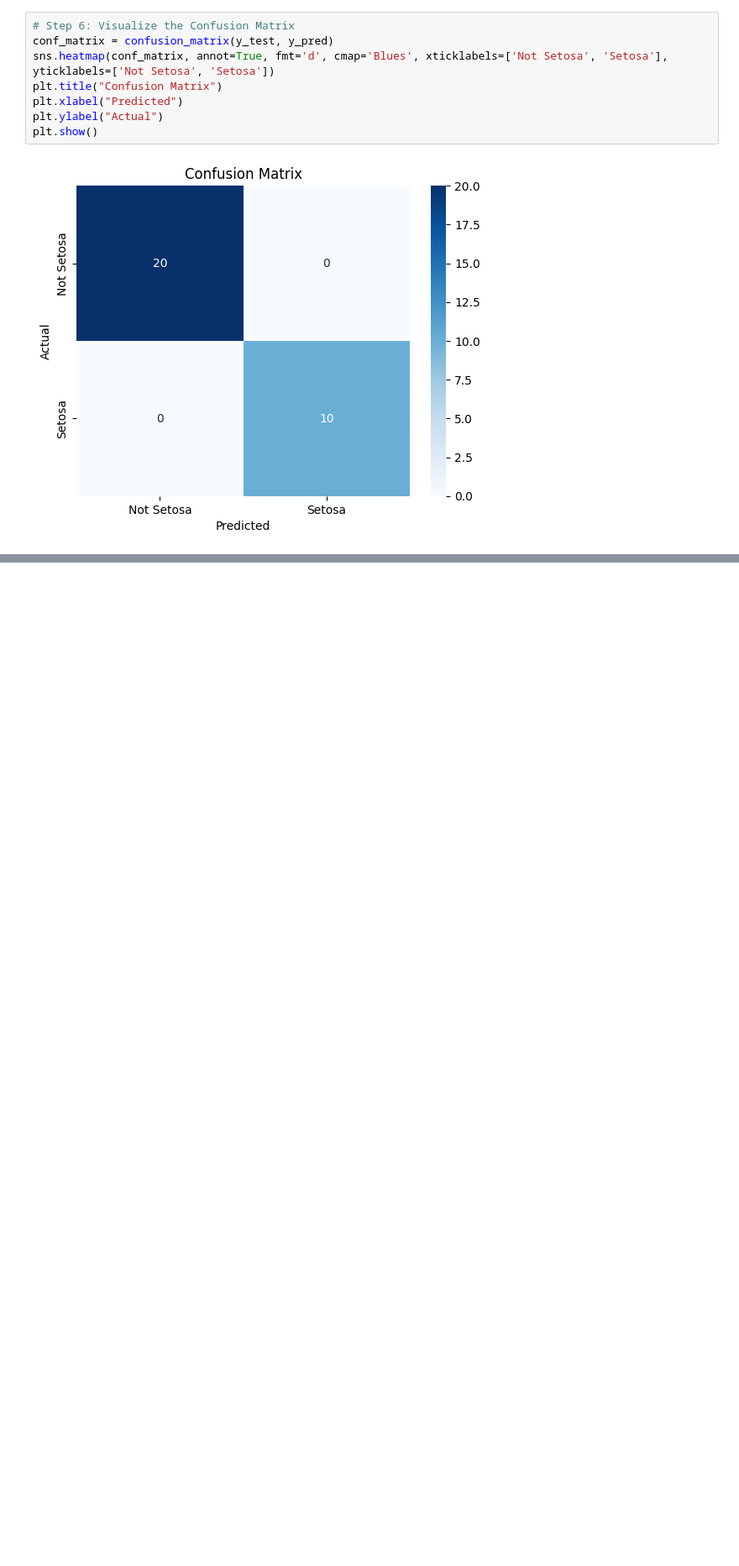
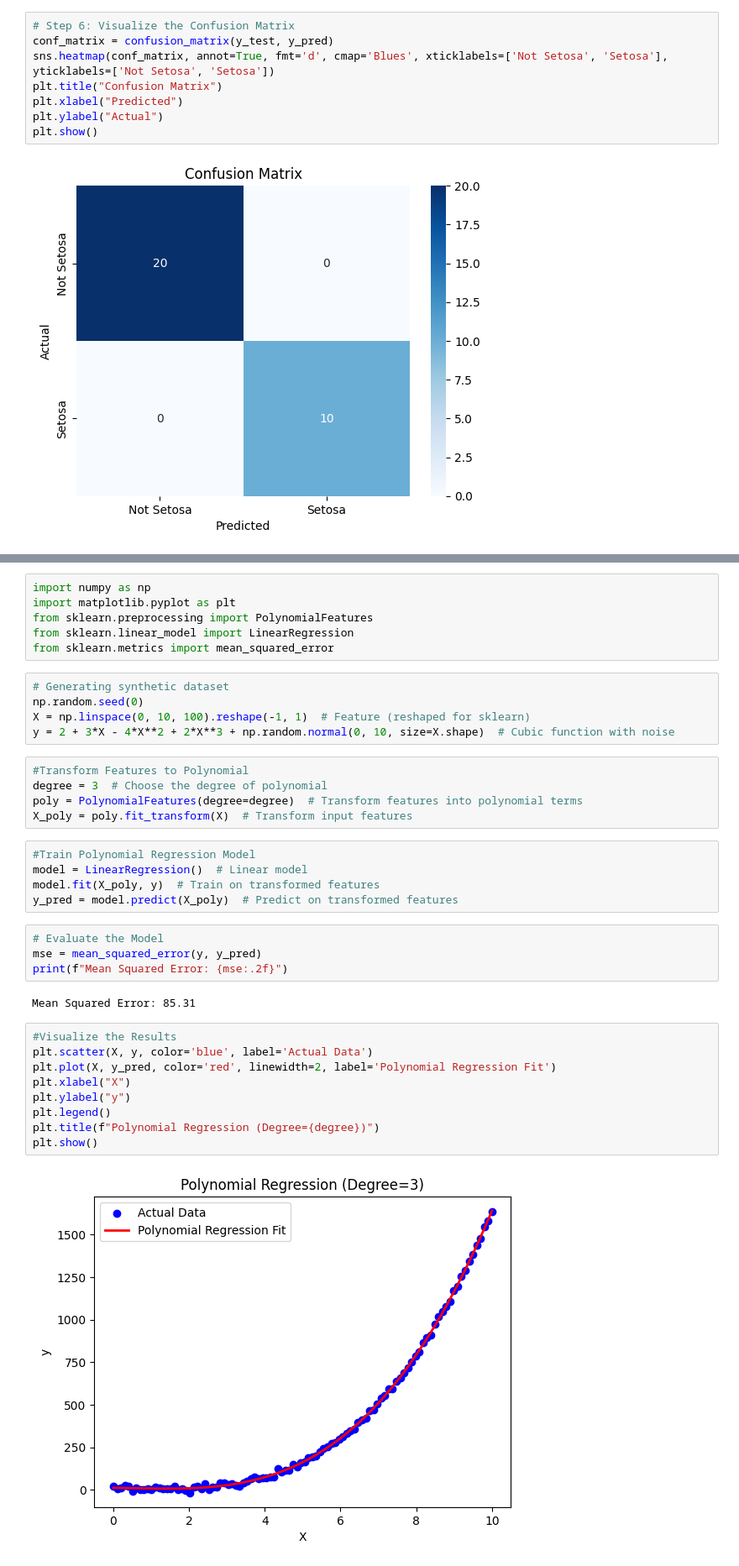
Before and after one commit to PratikshaShelke24/data-science, a Jupyter notebook: mlpratices.ipynb, the cells around one changed output, grey strips where cells are left out. Shown at 84% size. Drawn from its saved outputs; the diff is of its cells as text; blank space fills up the shorter version.

```diff
--- a/mlpratices.ipynb
+++ b/mlpratices.ipynb
@@ -288,0 +291,38 @@ plt.show()
+# %%
+import numpy as np
+import matplotlib.pyplot as plt
+from sklearn.preprocessing import PolynomialFeatures
+from sklearn.linear_model import LinearRegression
+from sklearn.metrics import mean_squared_error
+# %%
+# Generating synthetic dataset
+np.random.seed(0)
+X = np.linspace(0, 10, 100).reshape(-1, 1)  # Feature (reshaped for sklearn)
+y = 2 + 3*X - 4*X**2 + 2*X**3 + np.random.normal(0, 10, size=X.shape)  # Cubic function with noise
+# %%
+#Transform Features to Polynomial
+degree = 3  # Choose the degree of polynomial
+poly = PolynomialFeatures(degree=degree)  # Transform features into polynomial terms
+X_poly = poly.fit_transform(X)  # Transform input features
+# %%
+#Train Polynomial Regression Model
+model = LinearRegression()  # Linear model
+model.fit(X_poly, y)  # Train on transformed features
+y_pred = model.predict(X_poly)  # Predict on transformed features
+# %%
+# Evaluate the Model
+mse = mean_squared_error(y, y_pred)
+print(f"Mean Squared Error: {mse:.2f}")
+# %% [output]
+Mean Squared Error: 85.31
+# %%
+#Visualize the Results
+plt.scatter(X, y, color='blue', label='Actual Data')
+plt.plot(X, y_pred, color='red', linewidth=2, label='Polynomial Regression Fit')
+plt.xlabel("X")
+plt.ylabel("y")
+plt.legend()
+plt.title(f"Polynomial Regression (Degree={degree})")
+plt.show()
+# %% [output]
+[figure, added]
```
Also changed, not shown: parts of 1 cell of this notebook.
